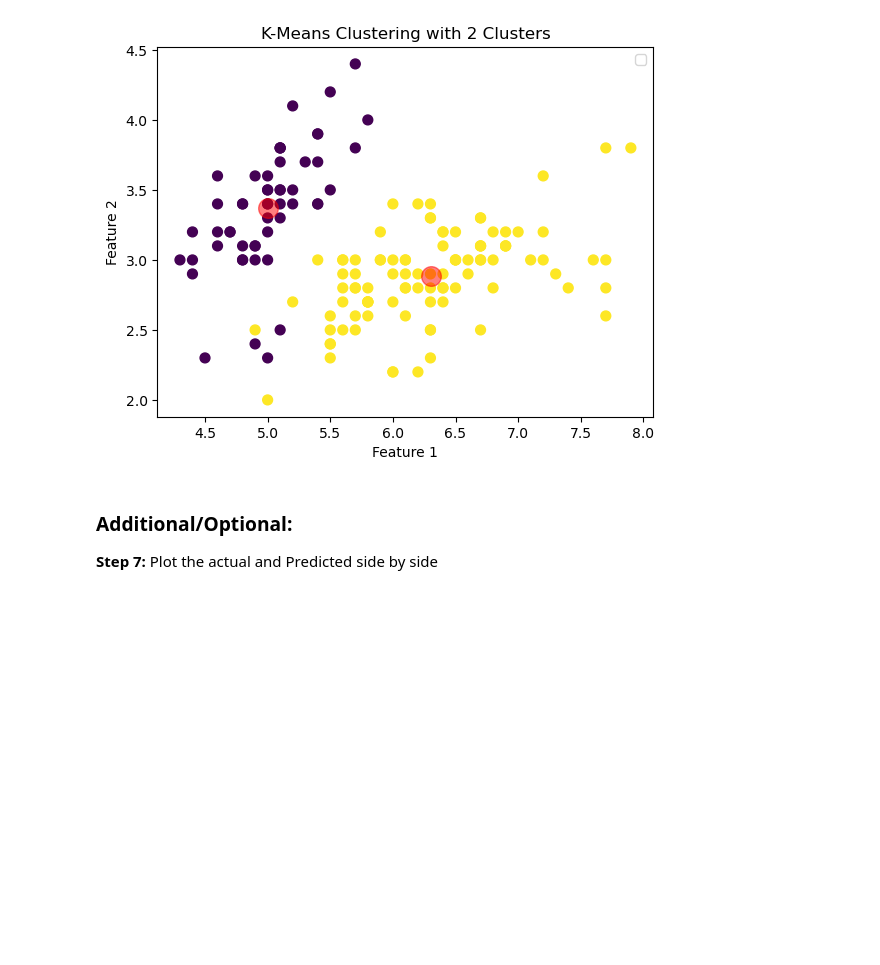
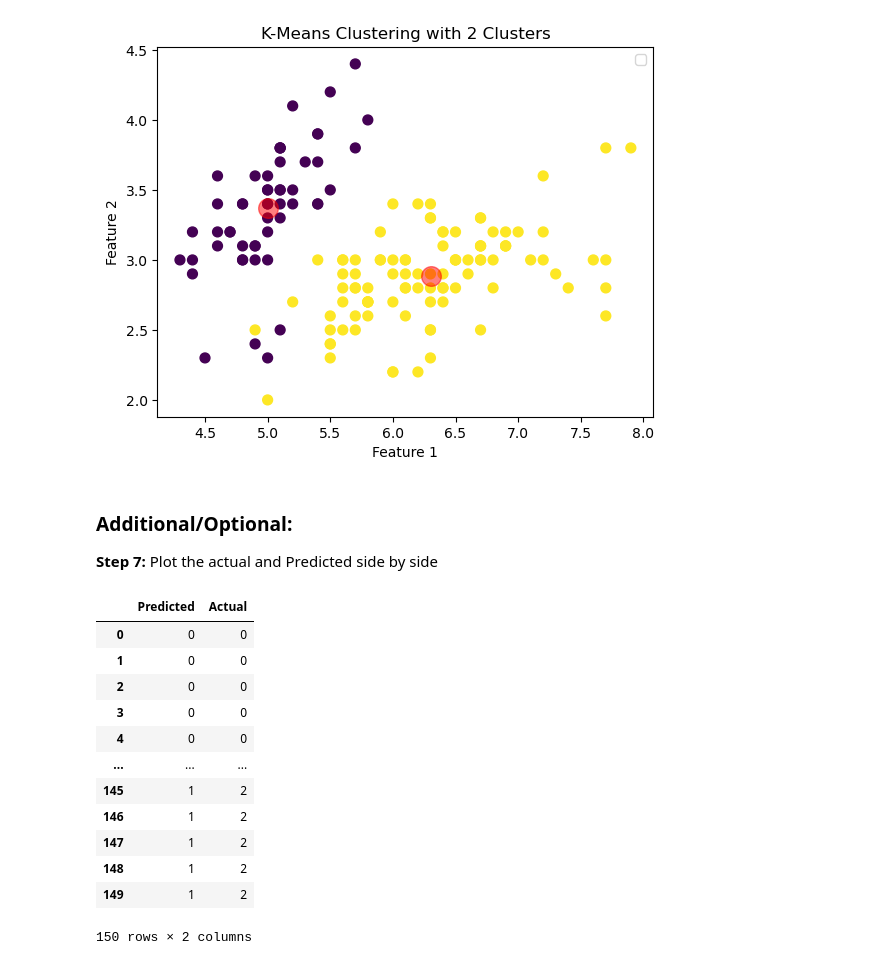
Before and after one commit to x1ang77/DataScienceSubmission, a Jupyter notebook: Exercise25.ipynb, the cells around one changed output. Cells and saved outputs as stored; diff of their text form; code cells hidden in the pictures; blank space fills up the shorter version.

```diff
--- a/Exercise25.ipynb
+++ b/Exercise25.ipynb
@@ -151,3 +167,19 @@ No artists with labels found to put in legend.  Note that artists whose label st
 ### Additional/Optional:
 
 **Step 7:** Plot the actual and Predicted side by side
+# %%
+pd.DataFrame({'Predicted': y_kmeans, "Actual": y}).reset_index(drop=True)
+# %% [output]
+|  | Predicted | Actual |
+| 0 | 0 | 0 |
+| 1 | 0 | 0 |
+| 2 | 0 | 0 |
+| 3 | 0 | 0 |
+| 4 | 0 | 0 |
+| ... | ... | ... |
+| 145 | 1 | 2 |
+| 146 | 1 | 2 |
+| 147 | 1 | 2 |
+| 148 | 1 | 2 |
+| 149 | 1 | 2 |
+150 rows × 2 columns
```
Also changed, not shown: parts of 8 cells of this notebook, 33 other files.
